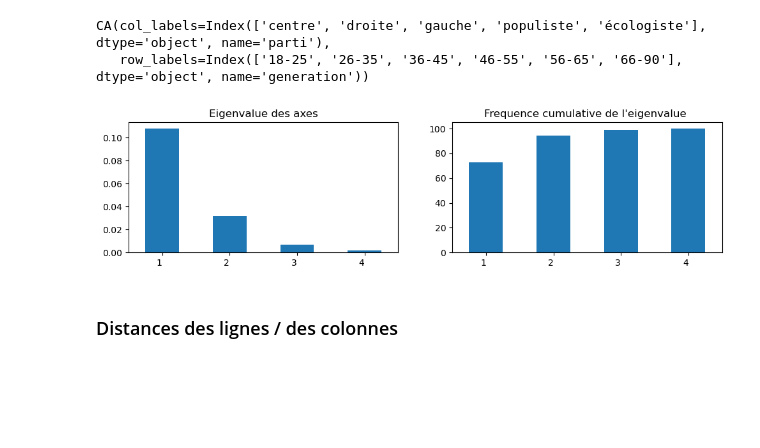
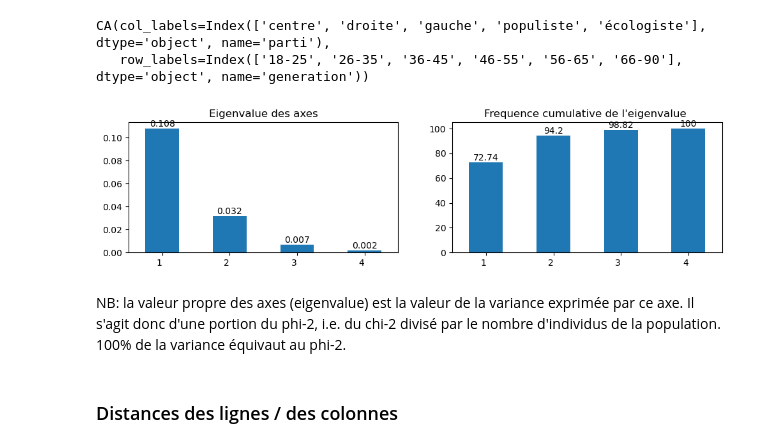
Before and after one commit to Sciences-historiques-numeriques/histoire_numerique_methodes, a Jupyter notebook: statistiques_descriptives/analyse_factorielle_correspondances_pop900.ipynb, the cells around one changed output. Cells and saved outputs as stored; diff of their text form; code cells hidden in the pictures; blank space fills up the shorter version.

```diff
--- a/statistiques_descriptives/analyse_factorielle_correspondances_pop900.ipynb
+++ b/statistiques_descriptives/analyse_factorielle_correspondances_pop900.ipynb
@@ -159,22 +155,31 @@ CA(col_labels=Index(['centre', 'droite', 'gauche', 'populiste', 'écologiste'],
 # %%
 eig = pd.DataFrame(afc.eig_)
 
-r1 = eig.iloc[0]
-r2 = eig.iloc[2]
+r1 = round(eig.iloc[0], 3)
+r2 = round(eig.iloc[2], 2)
 s=list(range(1,len(r1)+1))
 r1.index=s
 r2.index=s
 
 # https://www.statology.org/pandas-subplots/
 fig, axes = plt.subplots(nrows=1, ncols=2, figsize=(12,3))
 
-r1.plot(kind='bar', ax=axes[0], title='Eigenvalue des axes')
-r2.plot(kind='bar', ax=axes[1], title="Frequence cumulative de l'eigenvalue ")
+ax1 = r1.plot(kind='bar', ax=axes[0], title='Eigenvalue des axes')
+ax2 = r2.plot(kind='bar', ax=axes[1], title="Frequence cumulative de l'eigenvalue ")
+
+
+ax1.bar_label(ax1.containers[0])
+ax2.bar_label(ax2.containers[0])
+
+
 # Met les valeurs xticks en vertical
 fig.autofmt_xdate(rotation=0)
 plt.show()
 # %% [output]
-[figure, old version]
+[figure, new version]
+# %% [markdown]
+NB: la valeur propre des axes (eigenvalue) est la valeur de la variance exprimée par ce axe. Il s'agit donc d'une portion du phi-2, i.e. du chi-2 divisé par le nombre d'individus de la population. 100% de la variance équivaut au phi-2.
+<br/>
 # %% [markdown]
 ### Distances des lignes / des colonnes
 # %%
```
Also changed, not shown: parts of 4 cells of this notebook, 1 other file.
